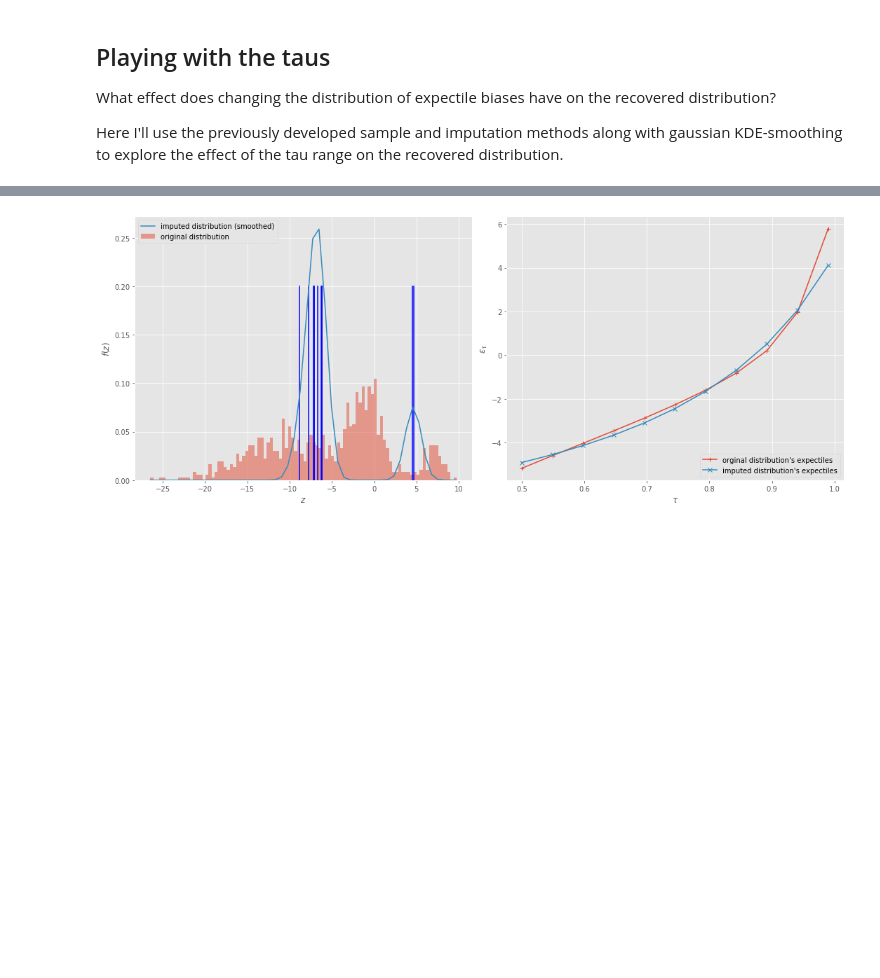
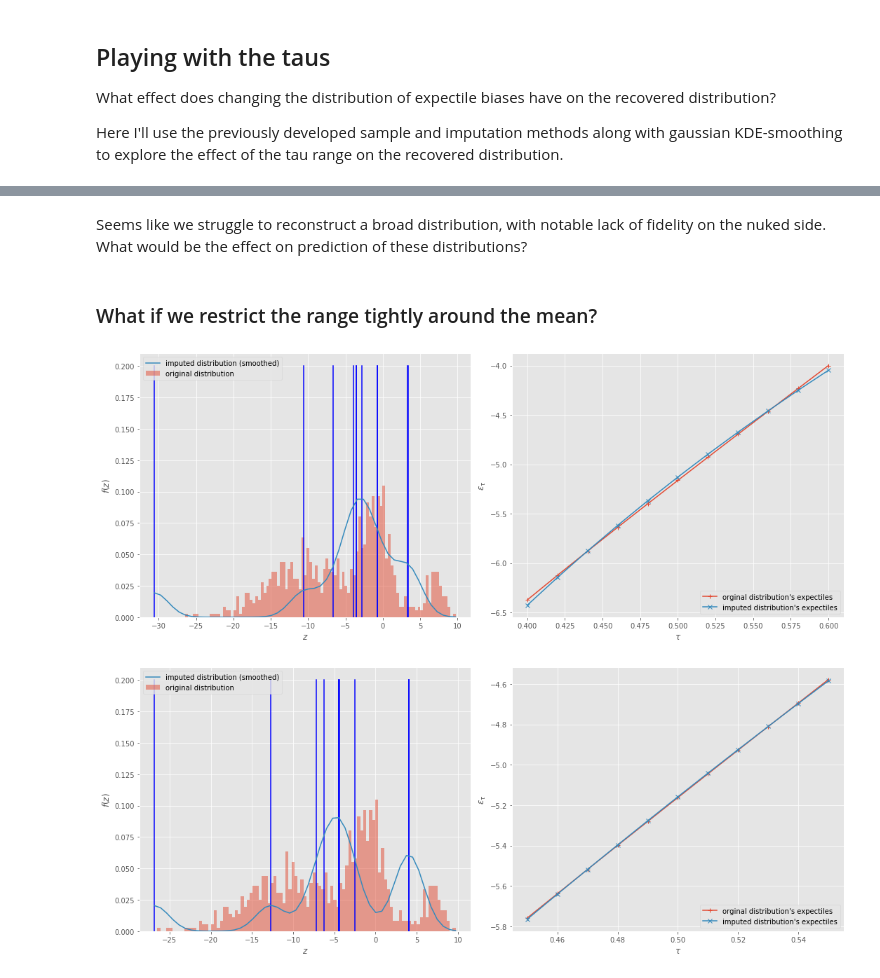
Before and after one commit to matomatical/neuRL, a Jupyter notebook: Expectiles.ipynb, the cells around one changed output, grey strips where cells are left out. Saved outputs shown, nothing was run; the diff lists cells and outputs as text; code cells hidden in the pictures; blank space fills up the shorter version.

```diff
--- a/Expectiles.ipynb
+++ b/Expectiles.ipynb
@@ -442,4 +446,10 @@ compute_and_impute(taus=np.linspace(0.01, 0.50, 11))
+# %% [markdown]
+Seems like we struggle to reconstruct a broad distribution, with notable lack of fidelity on the nuked side. What would be the effect on prediction of these distributions?
+# %% [markdown]
+### What if we restrict the range tightly around the mean?
 # %%
-compute_and_impute(taus=np.linspace(0.50, 0.99, 11))
+compute_and_impute(taus=np.linspace(0.40, 0.60, 11))
+compute_and_impute(taus=np.linspace(0.45, 0.55, 11))
 # %% [output]
-[figure, old version]
+[figure, new version]
+[figure, added]
```
Also changed, not shown: parts of 11 cells of this notebook.
